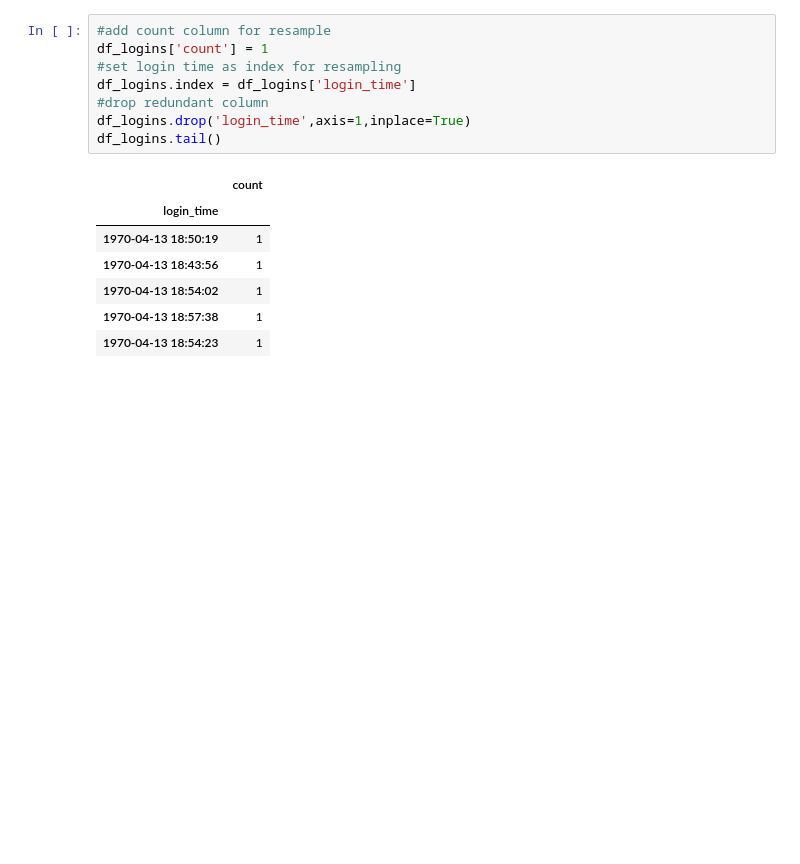
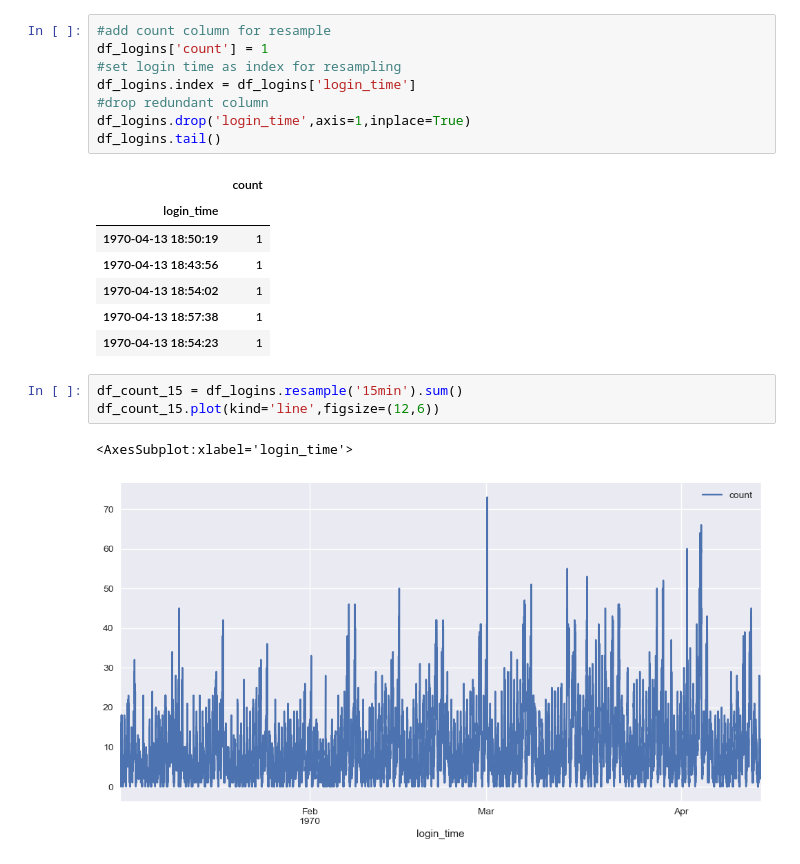
Before and after one commit to parisvu07/Springboard, a Jupyter notebook: Ultimate Technologies Inc. - Take-home Challenge/Ultimate_Technologies_Inc_Challenge.ipynb, the cells around one changed output. Drawn from its saved outputs; the diff is of its cells as text; blank space fills up the shorter version.

Commit message:
plotted loginss

```diff
--- a/Ultimate Technologies Inc. - Take-home Challenge/Ultimate_Technologies_Inc_Challenge.ipynb
+++ b/Ultimate Technologies Inc. - Take-home Challenge/Ultimate_Technologies_Inc_Challenge.ipynb
@@ -66,3 +66,9 @@ df_logins.tail()
 | 1970-04-13 18:54:02 | 1 |
 | 1970-04-13 18:57:38 | 1 |
 | 1970-04-13 18:54:23 | 1 |
+# %%
+df_count_15 = df_logins.resample('15min').sum()
+df_count_15.plot(kind='line',figsize=(12,6))
+# %% [output]
+<AxesSubplot:xlabel='login_time'>
+[figure, added]
```
Also changed, not shown: parts of 6 cells of this notebook.
